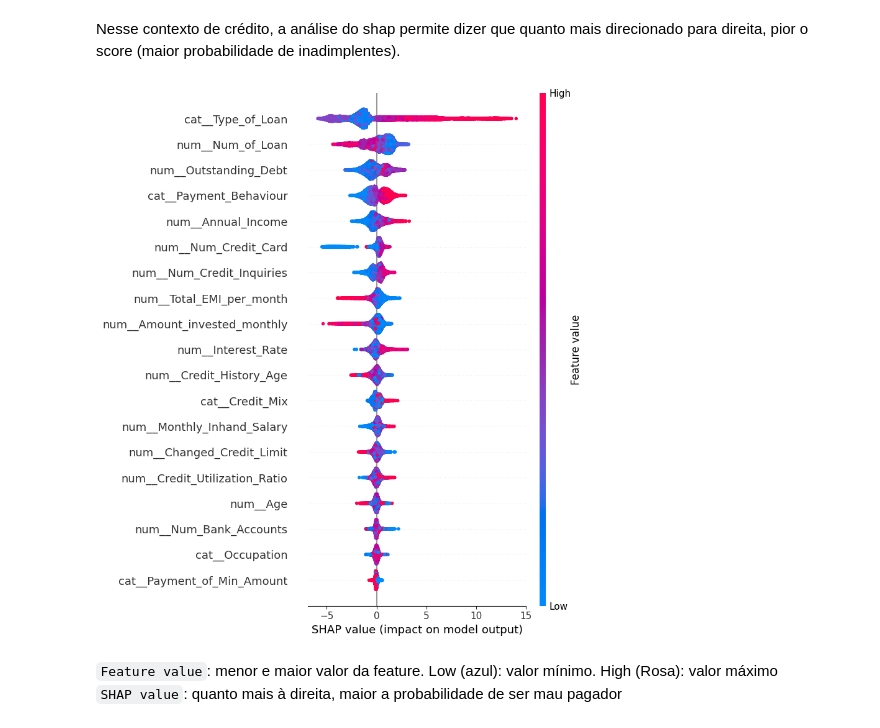
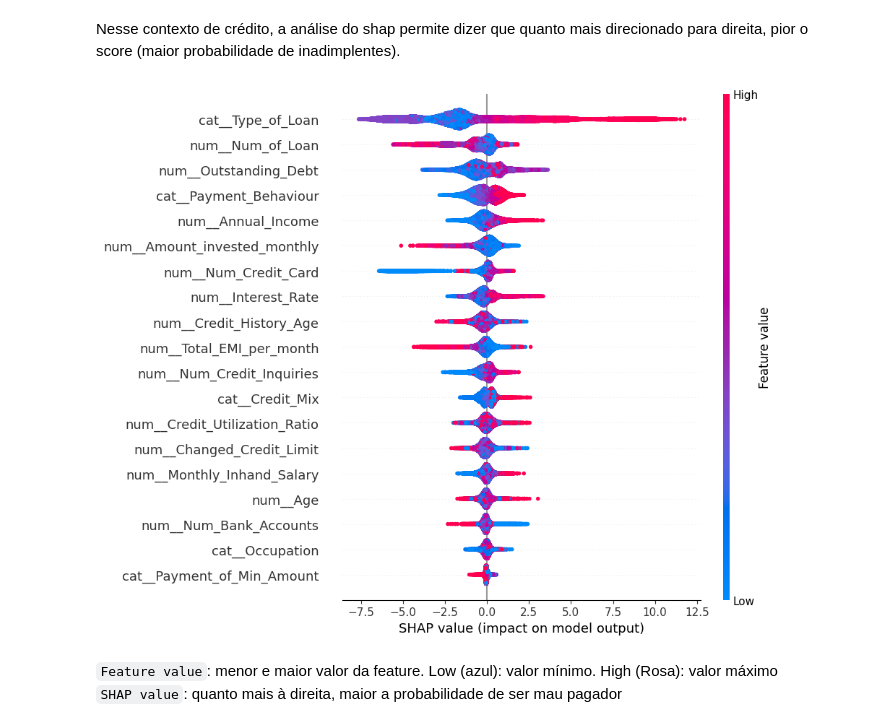
Before and after one commit to deborabmfreitas/credit-score-prediction, a Jupyter notebook: 3.data-modeling.ipynb, the cells around one changed output. Cells and saved outputs as stored; diff of their text form; code cells hidden in the pictures.

```diff
--- a/3.data-modeling.ipynb
+++ b/3.data-modeling.ipynb
@@ -420,12 +431,10 @@ import shap
 
 with open('outputs/shap_values.pkl', 'rb') as f:
     shap_values = pickle.load(f)
-# %%
-# SHAP
-
-shap.summary_plot(shap_values, X_test_transformed")
-# %% [output]
-[figure, removed]
+# %%
+shap.plots.beeswarm(shap_values, max_display=21)
+# %% [output]
+[figure, added]
 # %% [markdown]
 `Feature value`: menor e maior valor da feature. Low (azul): valor mínimo. High (Rosa): valor máximo
 `SHAP value`: quanto mais à direita, maior a probabilidade de ser mau pagador
```
Also changed, not shown: parts of 20 cells of this notebook.
